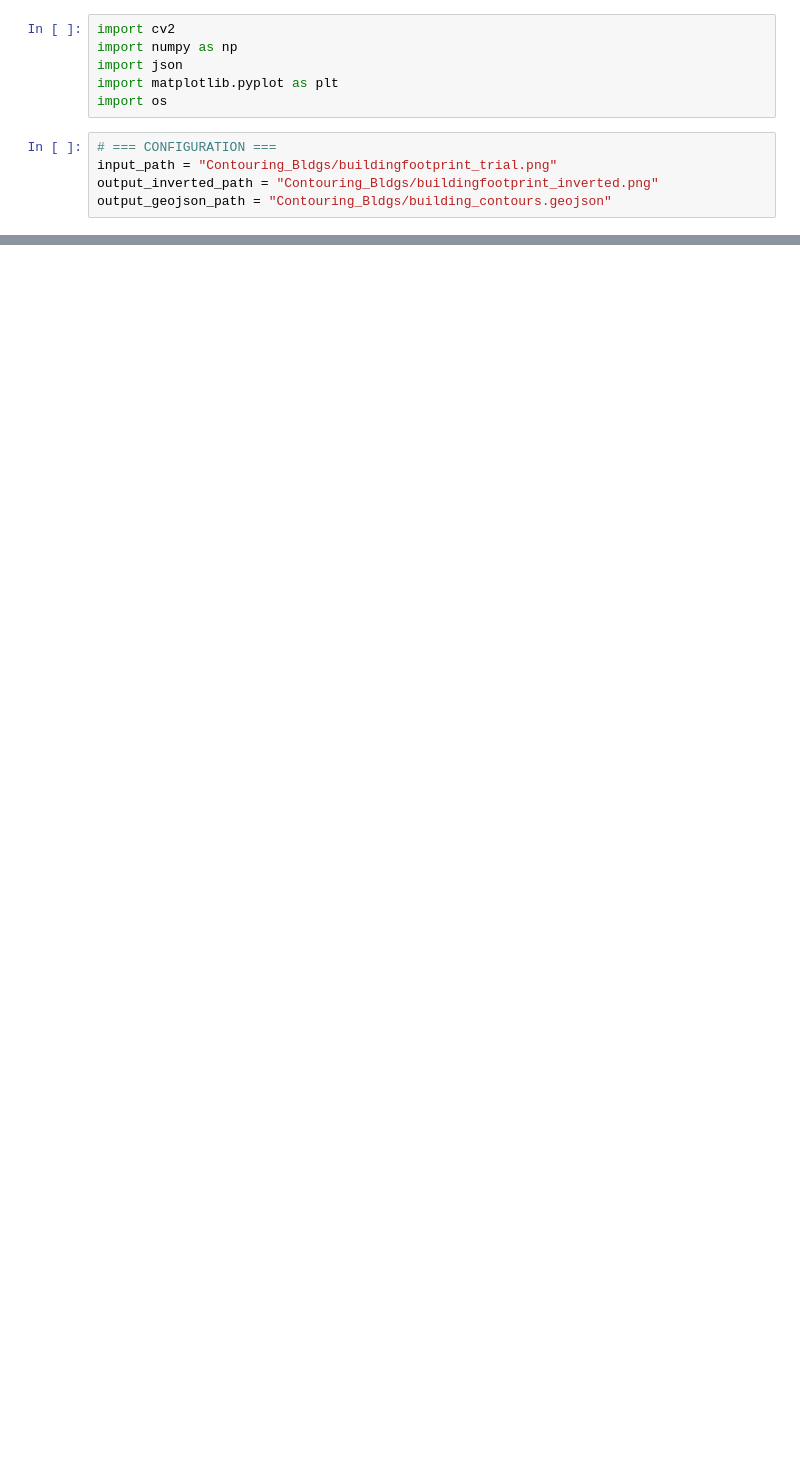
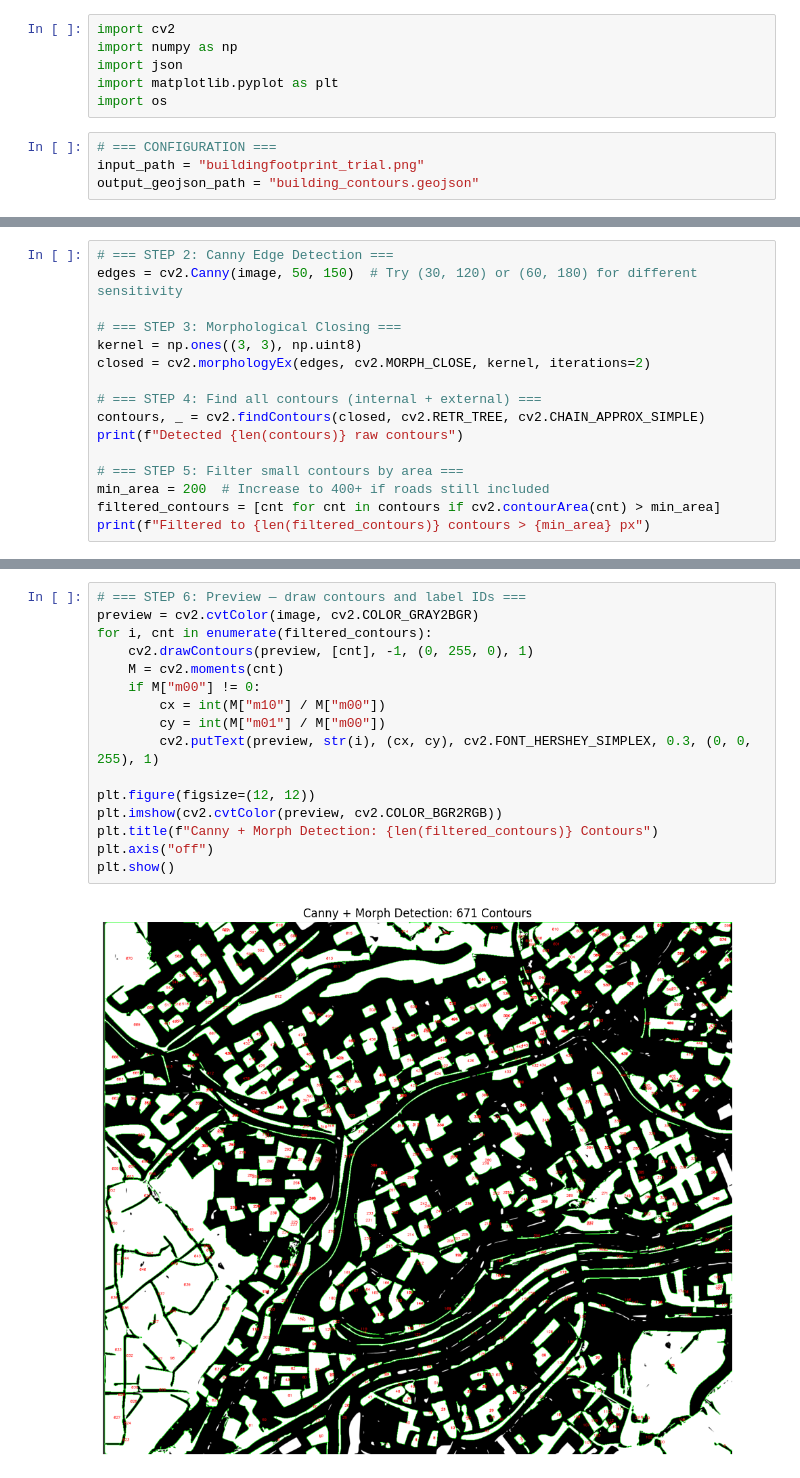
Before and after one commit to PaintDumpster/gg_worlds, a Jupyter notebook: Coutouring_Bldgs/BldgContours.ipynb, the cells around one changed output, grey strips where cells are left out. Saved outputs shown, nothing was run; the diff lists cells and outputs as text; blank space fills up the shorter version.

```diff
--- a/Coutouring_Bldgs/BldgContours.ipynb
+++ b/Coutouring_Bldgs/BldgContours.ipynb
@@ -6,9 +6,8 @@ import matplotlib.pyplot as plt
 import os
 # %%
 # === CONFIGURATION ===
-input_path = "Contouring_Bldgs/buildingfootprint_trial.png"
-output_inverted_path = "Contouring_Bldgs/buildingfootprint_inverted.png"
-output_geojson_path = "Contouring_Bldgs/building_contours.geojson"
+input_path = "buildingfootprint_trial.png"
+output_geojson_path = "building_contours.geojson"
 # %%
 # === STEP 1: Load grayscale image ===
 image = cv2.imread(input_path, cv2.IMREAD_GRAYSCALE)
@@ -18,0 +16,16 @@ FileNotFoundError: Image not found at Contouring_Bldgs/buildingfootprint_trial.p
+# %%
+# === STEP 2: Canny Edge Detection ===
+edges = cv2.Canny(image, 50, 150)  # Try (30, 120) or (60, 180) for different sensitivity
+
+# === STEP 3: Morphological Closing ===
+kernel = np.ones((3, 3), np.uint8)
+closed = cv2.morphologyEx(edges, cv2.MORPH_CLOSE, kernel, iterations=2)
+
+# === STEP 4: Find all contours (internal + external) ===
+contours, _ = cv2.findContours(closed, cv2.RETR_TREE, cv2.CHAIN_APPROX_SIMPLE)
+print(f"Detected {len(contours)} raw contours")
+
+# === STEP 5: Filter small contours by area ===
+min_area = 200  # Increase to 400+ if roads still included
+filtered_contours = [cnt for cnt in contours if cv2.contourArea(cnt) > min_area]
+print(f"Filtered to {len(filtered_contours)} contours > {min_area} px")
@@ -19 +35,19 @@ FileNotFoundError: Image not found at Contouring_Bldgs/buildingfootprint_trial.p
+# %%
+# === STEP 6: Preview — draw contours and label IDs ===
+preview = cv2.cvtColor(image, cv2.COLOR_GRAY2BGR)
+for i, cnt in enumerate(filtered_contours):
+    cv2.drawContours(preview, [cnt], -1, (0, 255, 0), 1)
+    M = cv2.moments(cnt)
+    if M["m00"] != 0:
+        cx = int(M["m10"] / M["m00"])
+        cy = int(M["m01"] / M["m00"])
+        cv2.putText(preview, str(i), (cx, cy), cv2.FONT_HERSHEY_SIMPLEX, 0.3, (0, 0, 255), 1)
+
+plt.figure(figsize=(12, 12))
+plt.imshow(cv2.cvtColor(preview, cv2.COLOR_BGR2RGB))
+plt.title(f"Canny + Morph Detection: {len(filtered_contours)} Contours")
+plt.axis("off")
+plt.show()
+# %% [output]
+[figure, added]
 # %%
```
Also changed, not shown: parts of 9 cells of this notebook, 1 other file.
